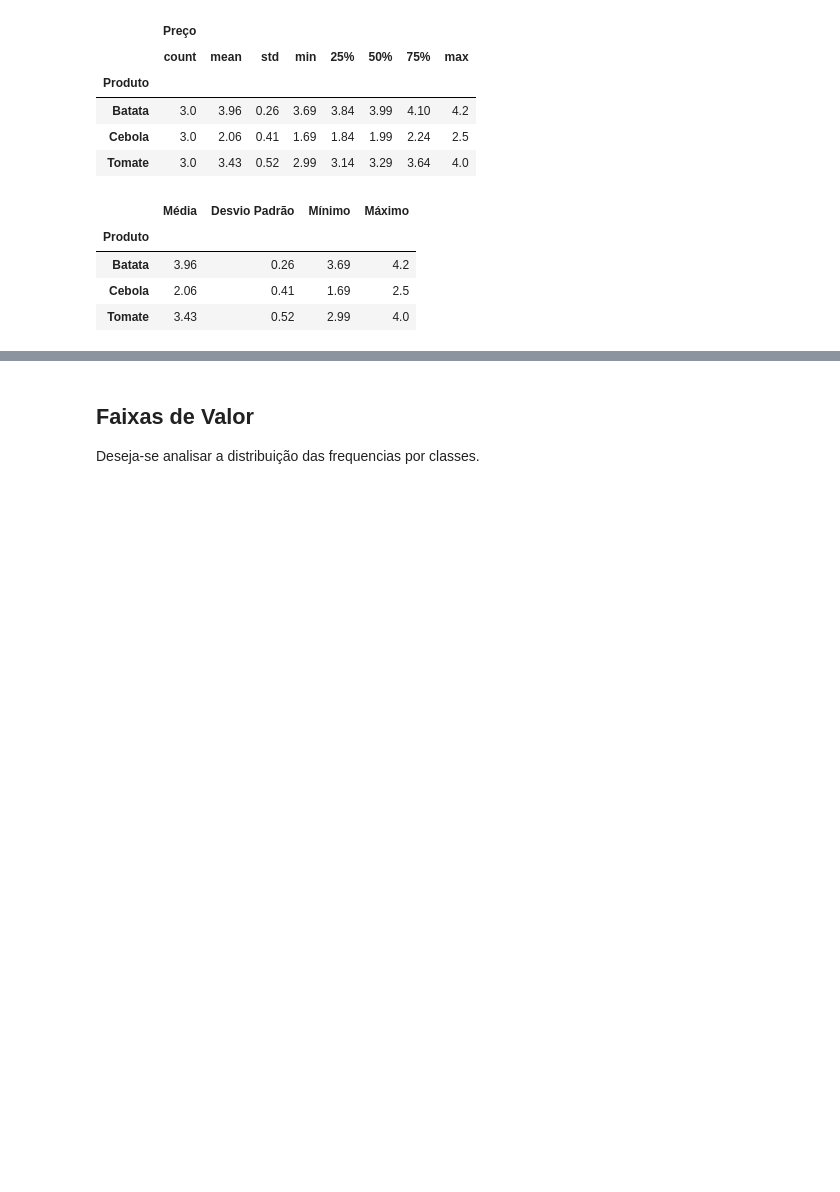
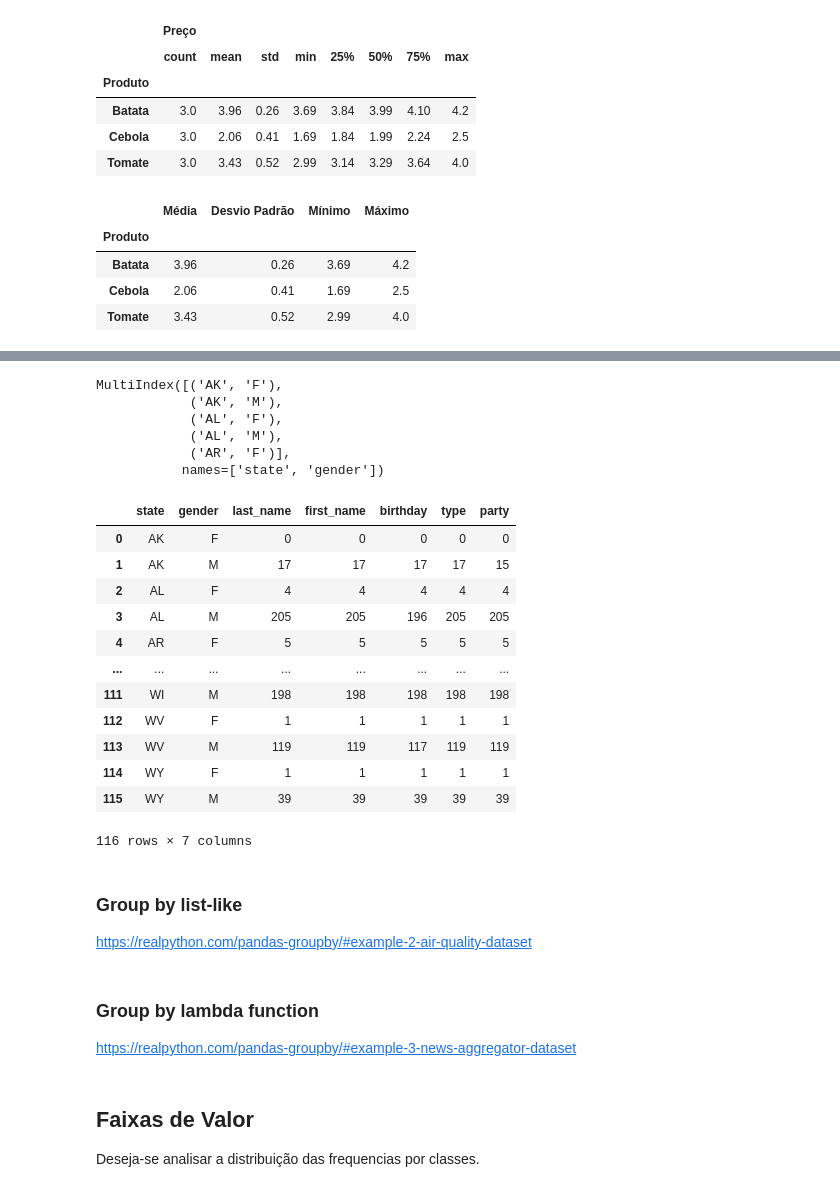
Before and after one commit to mbaliu-treino/Desenvolve, a Jupyter notebook: LEARN_C_DataScience_Pandas.ipynb, the cells around one changed output, grey strips where cells are left out. Saved outputs shown, nothing was run; the diff lists cells and outputs as text; code cells hidden in the pictures; blank space fills up the shorter version.

```diff
--- a/LEARN_C_DataScience_Pandas.ipynb
+++ b/LEARN_C_DataScience_Pandas.ipynb
@@ -1253,0 +1293,18 @@ produtos['Preço'].aggregate(estatisticas).rename(columns = nomes).round(2)
+# %%
+import pandas as pd
+
+# category for space efficiency
+dtypes = {
+    "first_name": "category",
+    "gender": "category",
+    "type": "category",
+    "state": "category",
+    "party": "category",
+}
+
+df = pd.read_csv(
+    "https://theunitedstates.io/congress-legislators/legislators-historical.csv",
+    dtype=dtypes,
+    usecols=list(dtypes) + ["birthday", "last_name"],
+    parse_dates=["birthday"]
+)
@@ -1253,0 +1343,4 @@ produtos['Preço'].aggregate(estatisticas).rename(columns = nomes).round(2)
+# %%
+# The count of Congressional members broken out by state and then by gender
+grupo = df.groupby(['state', 'gender'])
+grupo[['last_name']].count()
@@ -1254,3 +1362,40 @@ produtos['Preço'].aggregate(estatisticas).rename(columns = nomes).round(2)
+# %%
+# Tipo de indexação
+grupo.count().index[:5]
+# %% [output]
+MultiIndex([('AK', 'F'),
+            ('AK', 'M'),
+            ('AL', 'F'),
+            ('AL', 'M'),
+            ('AR', 'F')],
+           names=['state', 'gender'])
+# %%
+# Retorna uma tabela ao invés de um MultiIndex
+grupo.count().reset_index()
+# ==
+# grupo = df.groupby(['state', 'gender'], as_index=False)
+# %% [output]
+|  | state | gender | last_name | first_name | birthday | type | party |
+| 0 | AK | F | 0 | 0 | 0 | 0 | 0 |
+| 1 | AK | M | 17 | 17 | 17 | 17 | 15 |
+| 2 | AL | F | 4 | 4 | 4 | 4 | 4 |
+| 3 | AL | M | 205 | 205 | 196 | 205 | 205 |
+| 4 | AR | F | 5 | 5 | 5 | 5 | 5 |
+| ... | ... | ... | ... | ... | ... | ... | ... |
+| 111 | WI | M | 198 | 198 | 198 | 198 | 198 |
+| 112 | WV | F | 1 | 1 | 1 | 1 | 1 |
+| 113 | WV | M | 119 | 119 | 117 | 119 | 119 |
+| 114 | WY | F | 1 | 1 | 1 | 1 | 1 |
+| 115 | WY | M | 39 | 39 | 39 | 39 | 39 |
+116 rows × 7 columns
+# %% [markdown]
+### Group by list-like
+
+https://realpython.com/pandas-groupby/#example-2-air-quality-dataset
+# %% [markdown]
+### Group by lambda function
+
+https://realpython.com/pandas-groupby/#example-3-news-aggregator-dataset
 # %% [markdown]
 ## Faixas de Valor
 
```
Also changed, not shown: parts of 19 cells of this notebook.
